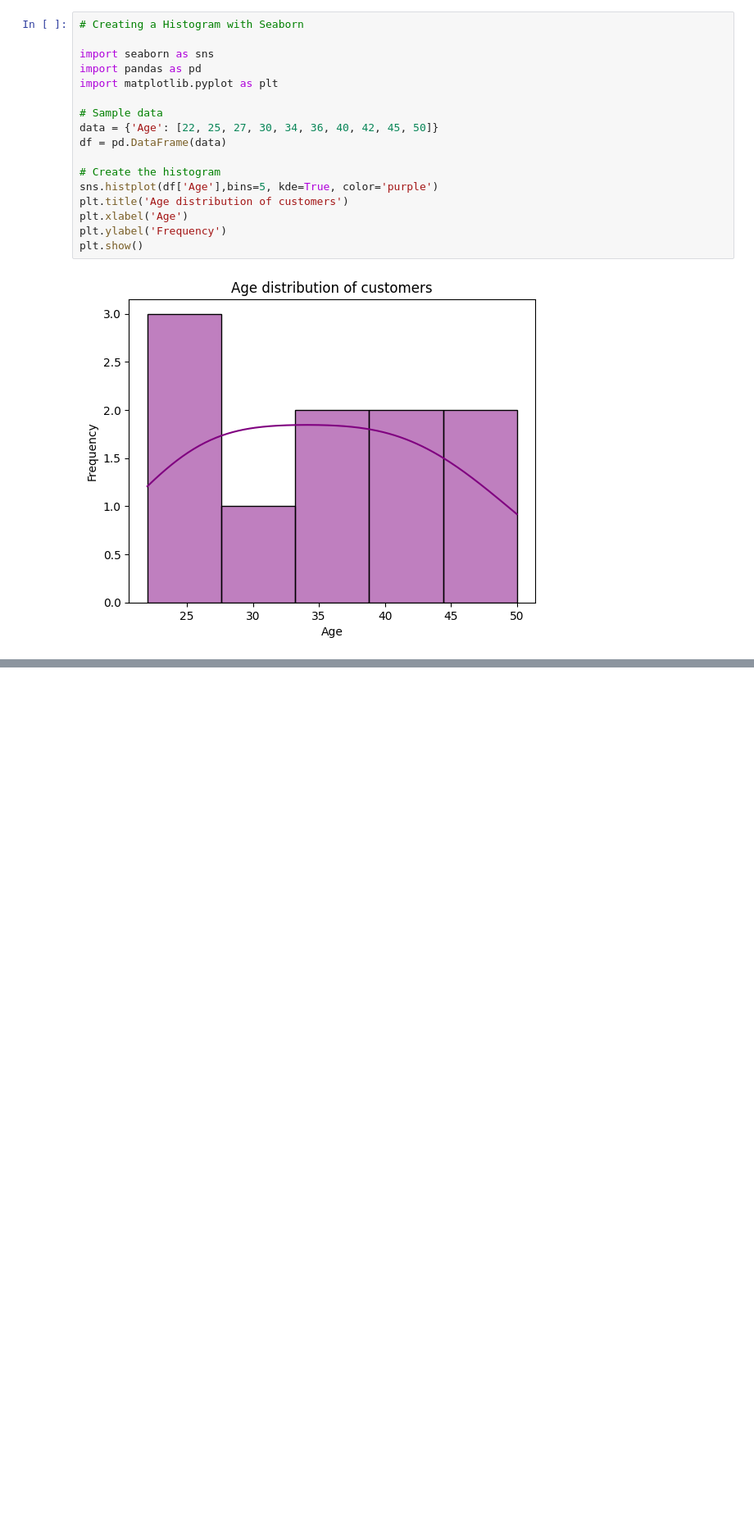
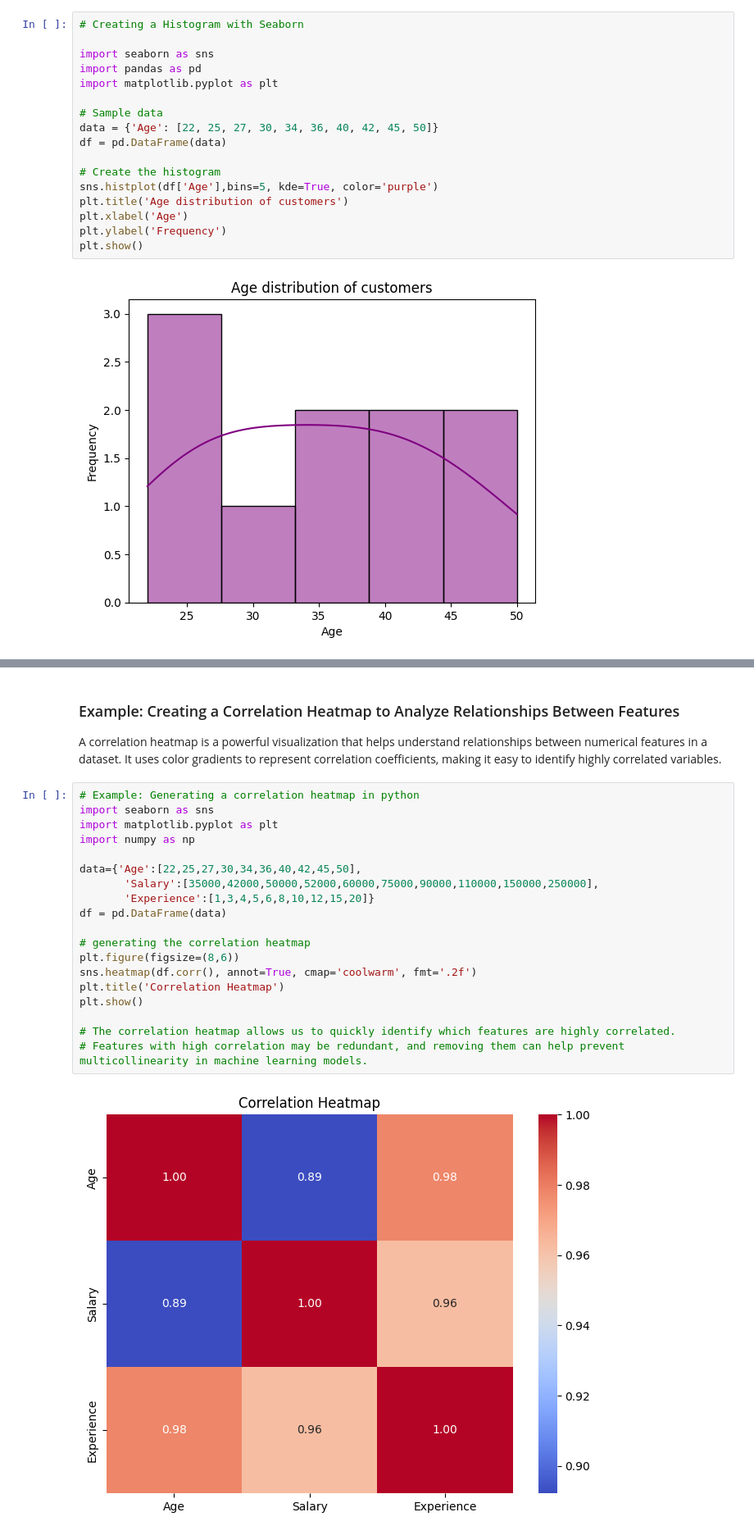
Before and after one commit to rfoliveira/ml-in-30-days, a Jupyter notebook: day4.ipynb, the cells around one changed output, grey strips where cells are left out. Shown: that part at 82% size. Drawn from its saved outputs; the diff is of its cells as text; blank space fills up the shorter version.

```diff
--- a/day4.ipynb
+++ b/day4.ipynb
@@ -68,0 +128,26 @@ plt.show()
+# %% [markdown]
+### Example: Creating a Correlation Heatmap to Analyze Relationships Between Features
+
+A correlation heatmap is a powerful visualization that helps understand relationships between numerical features in a dataset.
+It uses color gradients to represent correlation coefficients, making it easy to identify highly correlated variables.
+# %%
+# Example: Generating a correlation heatmap in python
+import seaborn as sns
+import matplotlib.pyplot as plt
+import numpy as np
+
+data={'Age':[22,25,27,30,34,36,40,42,45,50],
+       'Salary':[35000,42000,50000,52000,60000,75000,90000,110000,150000,250000],
+       'Experience':[1,3,4,5,6,8,10,12,15,20]}
+df = pd.DataFrame(data)
+
+# generating the correlation heatmap
+plt.figure(figsize=(8,6))
+sns.heatmap(df.corr(), annot=True, cmap='coolwarm', fmt='.2f')
+plt.title('Correlation Heatmap')
+plt.show()
+
+# The correlation heatmap allows us to quickly identify which features are highly correlated.
+# Features with high correlation may be redundant, and removing them can help prevent multicollinearity in machine learning models.
+# %% [output]
+[figure, added]
```
Also changed, not shown: parts of 4 cells of this notebook.
